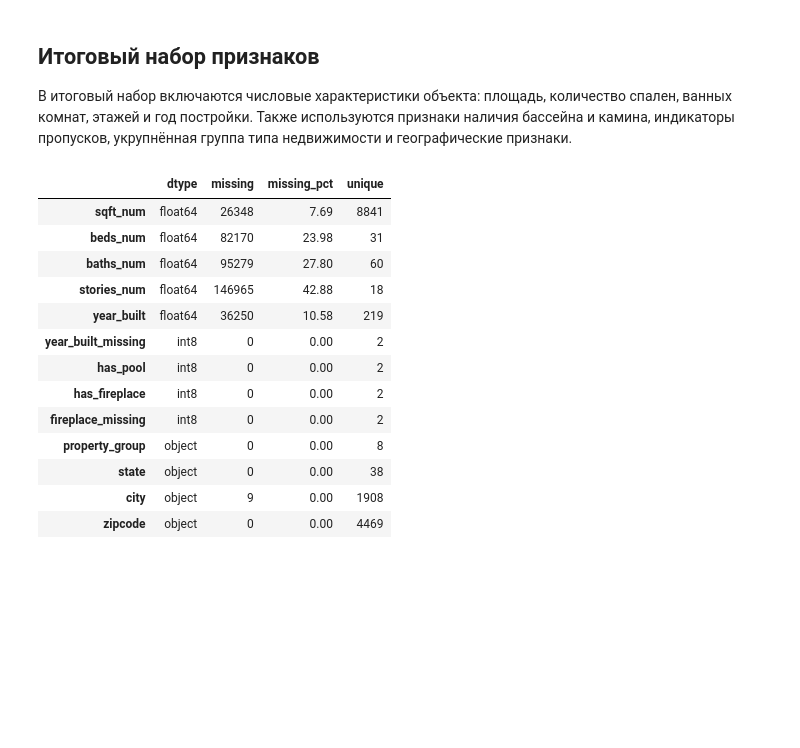
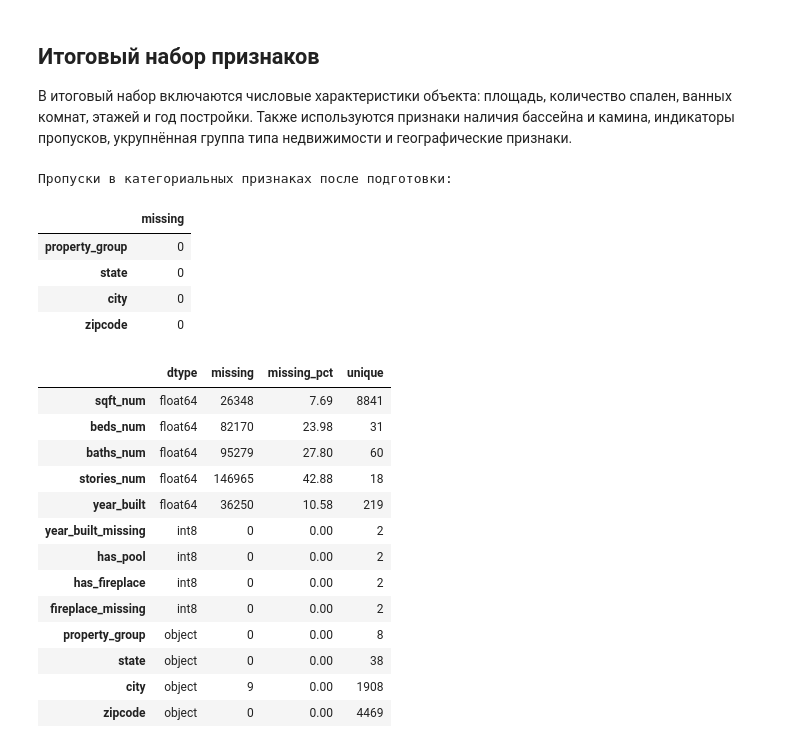
Before and after one commit to Aleksandr219-0/sf_data_science, a Jupyter notebook: Итоговый проект первого года обучения/DS.ipynb, the cells around one changed output. Cells and saved outputs as stored; diff of their text form; code cells hidden in the pictures; blank space fills up the shorter version.

```diff
--- a/Итоговый проект первого года обучения/DS.ipynb
+++ b/Итоговый проект первого года обучения/DS.ipynb
@@ -1249,6 +1271,36 @@ p-value: 0.000e+00
 ## Итоговый набор признаков
 
 В итоговый набор включаются числовые характеристики объекта: площадь, количество спален, ванных комнат, этажей и год постройки. Также используются признаки наличия бассейна и камина, индикаторы пропусков, укрупнённая группа типа недвижимости и географические признаки.
+# %%
+cat_features = [
+    'property_group',
+    'state',
+    'city',
+    'zipcode'
+]
+
+for column in cat_features:
+    sales_df[column] = (
+        sales_df[column]
+        .fillna('missing')
+        .astype(str)
+        .str.strip()
+    )
+
+print('Пропуски в категориальных признаках после подготовки:')
+display(
+    sales_df[cat_features]
+    .isna()
+    .sum()
+    .to_frame('missing')
+)
+# %% [output]
+Пропуски в категориальных признаках после подготовки:
+|  | missing |
+| property_group | 0 |
+| state | 0 |
+| city | 0 |
+| zipcode | 0 |
 # %%
 feature_cols = [
     'sqft_num',
```
Also changed, not shown: parts of 24 cells of this notebook.
